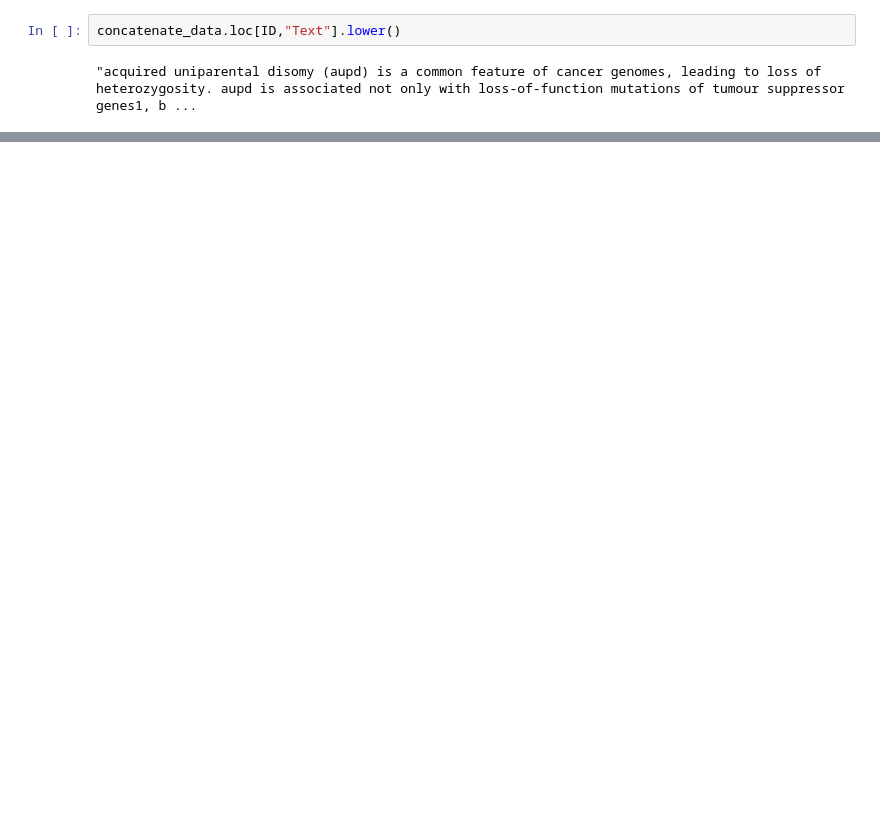
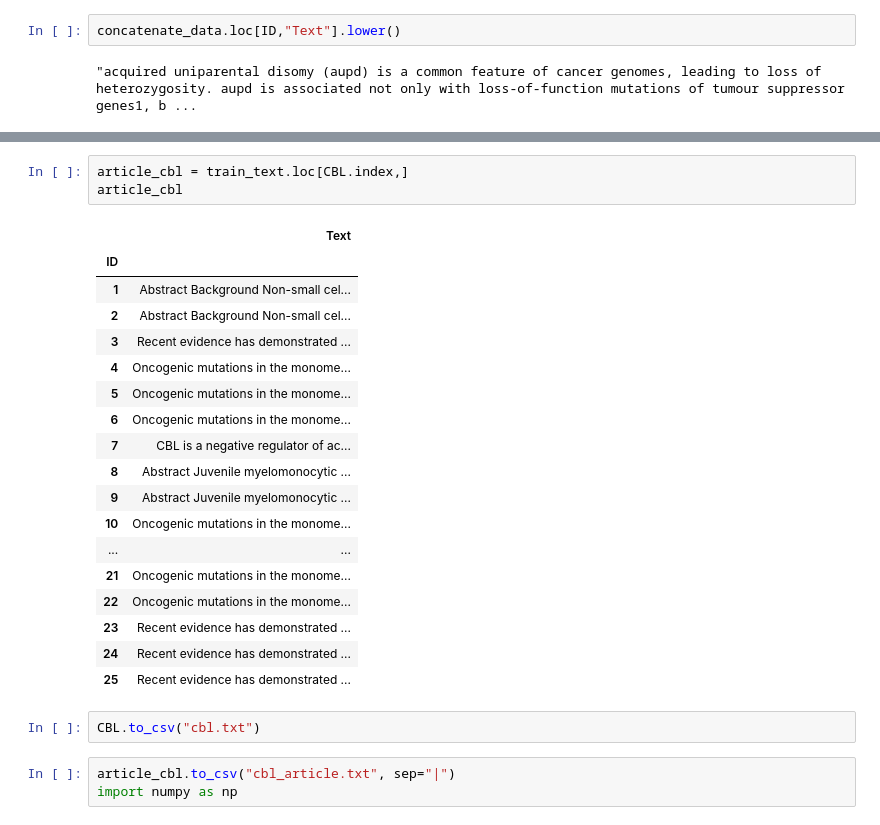
Before and after one commit to Chabname/RAPMC, a Jupyter notebook: notebook/Cancer_deep_learning.ipynb, the cells around one changed output, grey strips where cells are left out. Cells and saved outputs as stored; diff of their text form; blank space fills up the shorter version.

```diff
--- a/notebook/Cancer_deep_learning.ipynb
+++ b/notebook/Cancer_deep_learning.ipynb
@@ -243,0 +276,27 @@ y371s cbl
+# %%
+article_cbl = train_text.loc[CBL.index,]
+article_cbl
+# %% [output]
+|  | Text |
+| ID |  |
+| 1 | Abstract Background Non-small cel... |
+| 2 | Abstract Background Non-small cel... |
+| 3 | Recent evidence has demonstrated ... |
+| 4 | Oncogenic mutations in the monome... |
+| 5 | Oncogenic mutations in the monome... |
+| 6 | Oncogenic mutations in the monome... |
+| 7 | CBL is a negative regulator of ac... |
+| 8 | Abstract Juvenile myelomonocytic ... |
+| 9 | Abstract Juvenile myelomonocytic ... |
+| 10 | Oncogenic mutations in the monome... |
+| ... | ... |
+| 21 | Oncogenic mutations in the monome... |
+| 22 | Oncogenic mutations in the monome... |
+| 23 | Recent evidence has demonstrated ... |
+| 24 | Recent evidence has demonstrated ... |
+| 25 | Recent evidence has demonstrated ... |
+# %%
+CBL.to_csv("cbl.txt")
+# %%
+article_cbl.to_csv("cbl_article.txt", sep="|")
+import numpy as np
```
Also changed, not shown: parts of 7 cells of this notebook.
